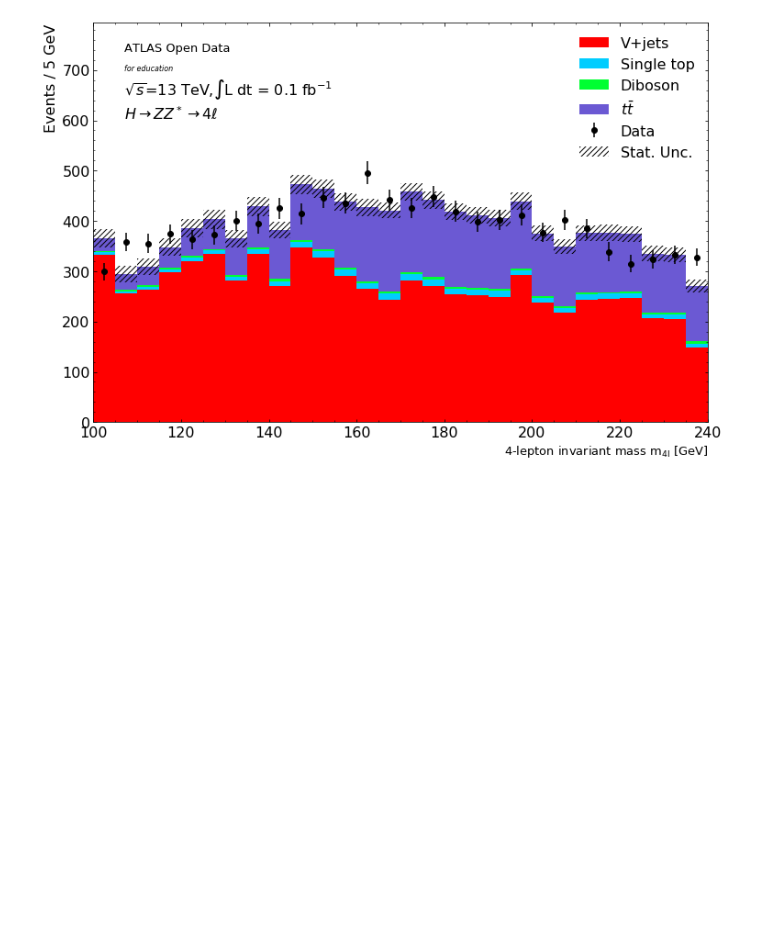
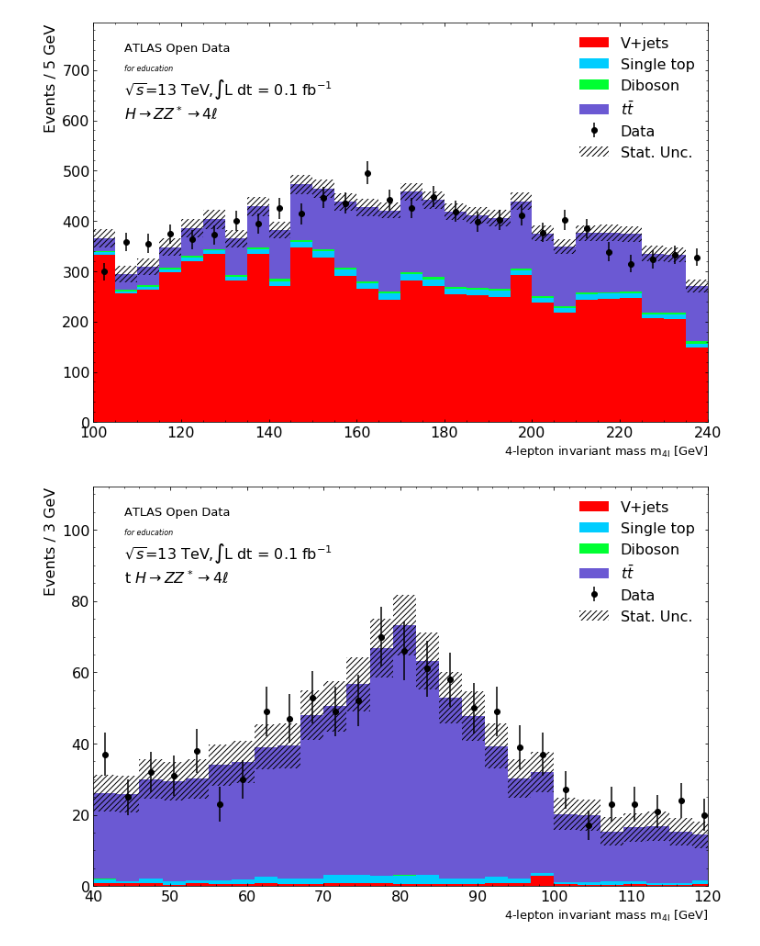
Before and after one commit to Bjartensen/ku_firstyear2021_grp24_topquark, a Jupyter notebook: tquark_analysis.ipynb, the cells around one changed output. Cells and saved outputs as stored; diff of their text form; code cells hidden in the pictures; blank space fills up the shorter version.

```diff
--- a/tquark_analysis.ipynb
+++ b/tquark_analysis.ipynb
@@ -592,6 +567,10 @@ plot_data_query(data, 'met_et > @GeV_cut', 'mjjj')
 #plot_data_query(data, '@ALL', 'mjjj')
 # %% [output]
 [figure]
+# %%
+plot_data_query(data, 'mjjj_bedste != 0 & b_tag == True & jet_pt_30GeV == True & met_et > @GeV_cut & MT_W > @GeV_cut', 'mW_kand', p_xmin = 40, p_xmax = 120, p_step_size = 3)
+# %% [output]
+[figure, added]
 # %%
 ALL = slice(None) # trick til at give en query der giver alle rækker
 plot_data_query(data, '@ALL', 'mjjj')
```
Also changed, not shown: parts of 13 cells of this notebook.
